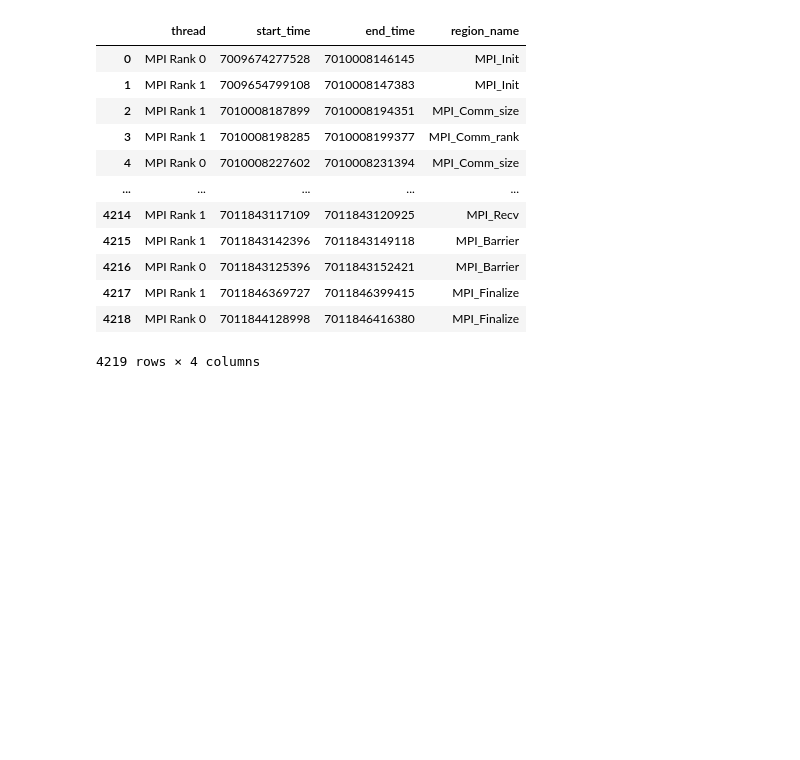
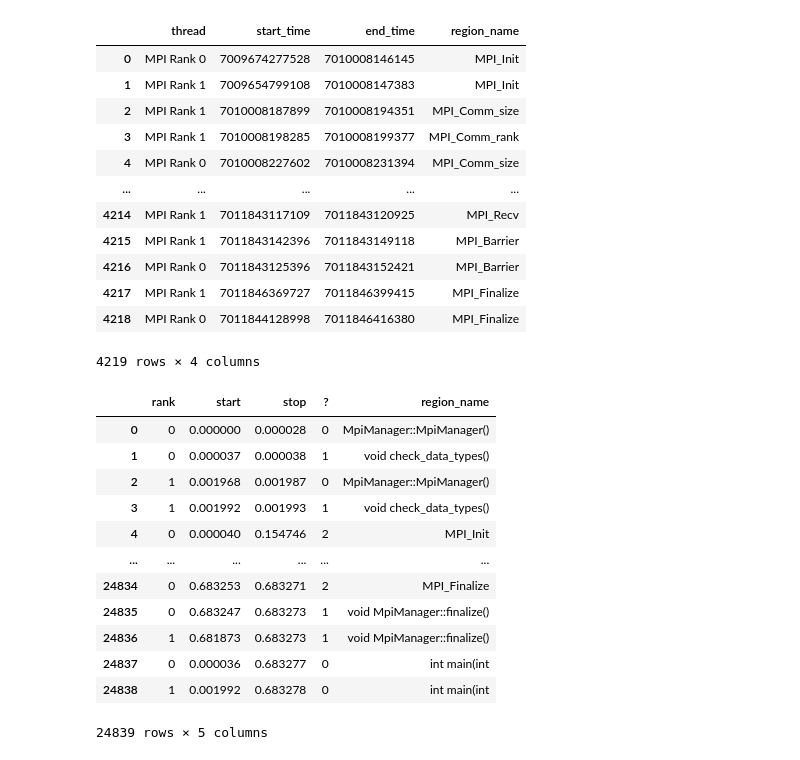
Before and after one commit to kellekai-jira/Fugaku-Particle-Filter, a Jupyter notebook: profiling/otf2-reader.ipynb, the cells around one changed output. Cells and saved outputs as stored; diff of their text form; code cells hidden in the pictures; blank space fills up the shorter version.

```diff
--- a/profiling/otf2-reader.ipynb
+++ b/profiling/otf2-reader.ipynb
@@ -110,0 +128,16 @@ df
+# %%
+df_a
+# %% [output]
+|  | rank | start | stop | ? | region_name |
+| 0 | 0 | 0.000000 | 0.000028 | 0 | MpiManager::MpiManager() |
+| 1 | 0 | 0.000037 | 0.000038 | 1 | void check_data_types() |
+| 2 | 1 | 0.001968 | 0.001987 | 0 | MpiManager::MpiManager() |
+| 3 | 1 | 0.001992 | 0.001993 | 1 | void check_data_types() |
+| 4 | 0 | 0.000040 | 0.154746 | 2 | MPI_Init |
+| ... | ... | ... | ... | ... | ... |
+| 24834 | 0 | 0.683253 | 0.683271 | 2 | MPI_Finalize |
+| 24835 | 0 | 0.683247 | 0.683273 | 1 | void MpiManager::finalize() |
+| 24836 | 1 | 0.681873 | 0.683273 | 1 | void MpiManager::finalize() |
+| 24837 | 0 | 0.000036 | 0.683277 | 0 | int main(int |
+| 24838 | 1 | 0.001992 | 0.683278 | 0 | int main(int |
+24839 rows × 5 columns
```
Also changed, not shown: parts of 7 cells of this notebook, 7 other files.
